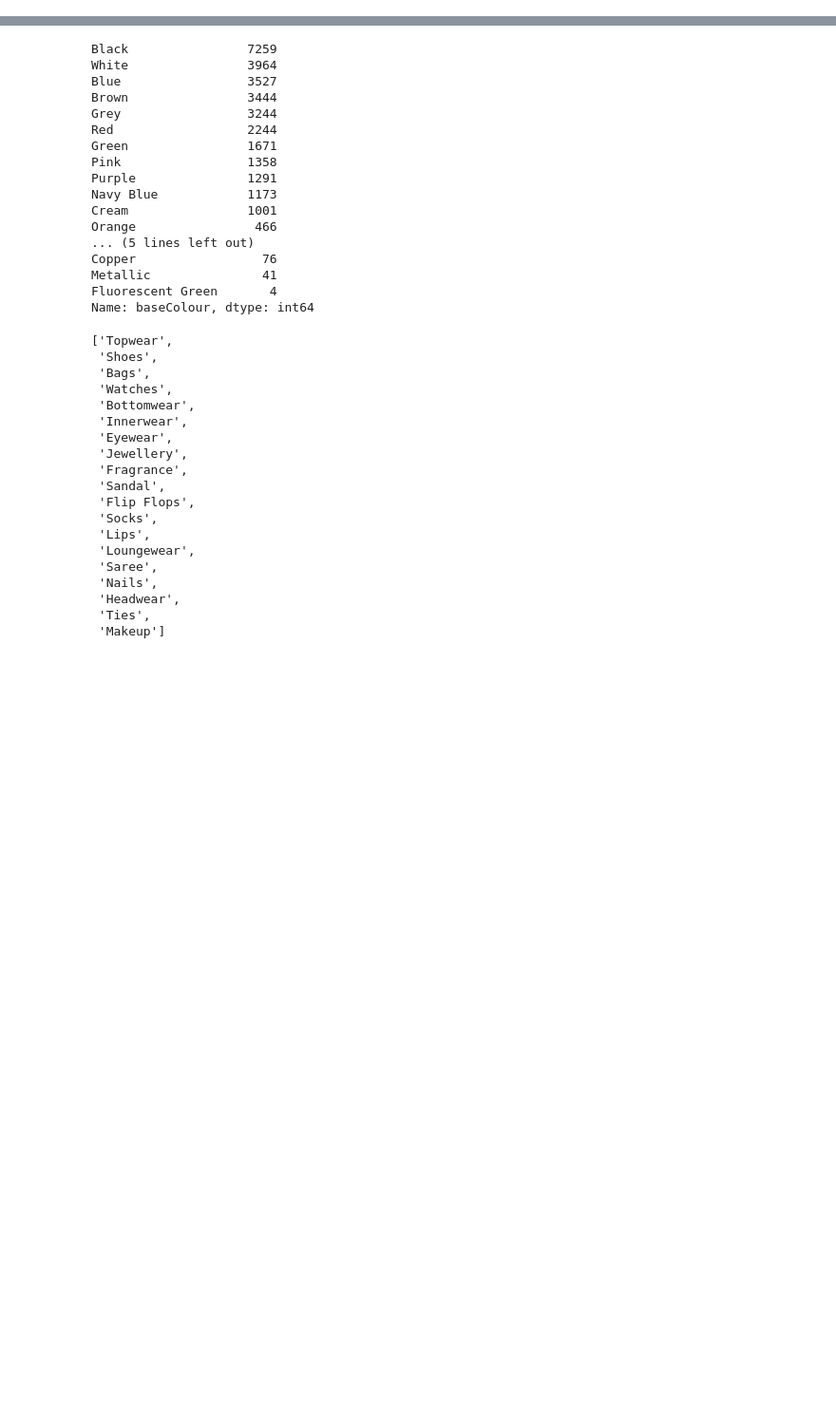
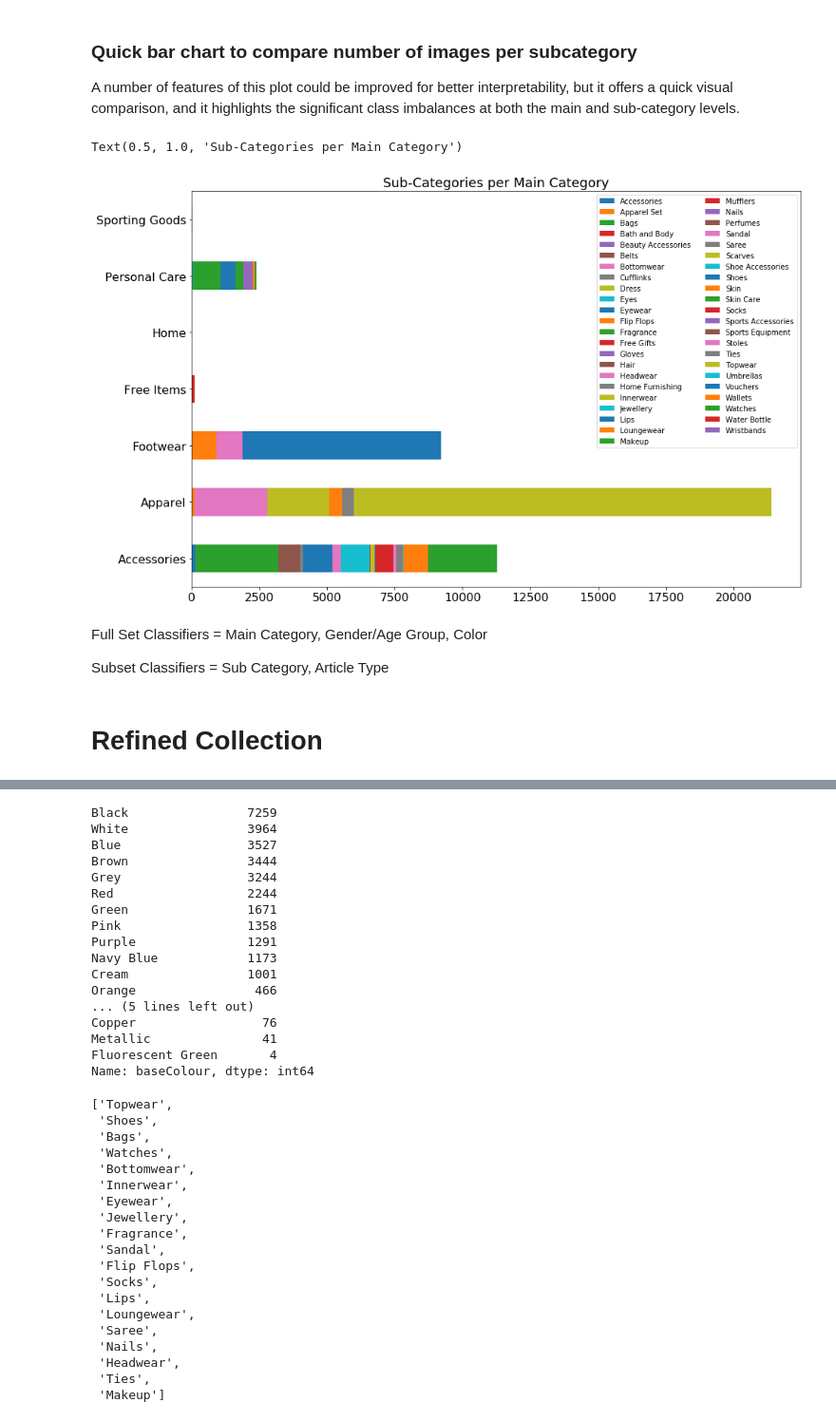
Before and after one commit to kellystroh/Inventory-Image-Classification, a Jupyter notebook: Preprocessing/EDA.ipynb, the cells around one changed output, grey strips where cells are left out. Shown at 95% size. Saved outputs shown, nothing was run; the diff lists cells and outputs as text; code cells hidden in the pictures; blank space fills up the shorter version.

```diff
--- a/Preprocessing/EDA.ipynb
+++ b/Preprocessing/EDA.ipynb
@@ -148,0 +12,2 @@ Name: subCategory, dtype: int64
+# %%
+original_df = pd.read_csv('../data/styles.csv')
@@ -148,0 +171,24 @@ Name: subCategory, dtype: int64
+# %% [markdown]
+### Quick bar chart to compare number of images per subcategory
+
+A number of features of this plot could be improved for better interpretability, but it offers a quick visual comparison, and it highlights the significant class imbalances at both the main and sub-category levels.
+# %%
+original_df.subCategory = original_df.subCategory.str.replace('Loungewear and Nightwear', 'Loungewear')
+original_df2 = original_df[['masterCategory','subCategory', 'id']].groupby(['masterCategory','subCategory']).count().unstack('subCategory').fillna(0)
+original_df3 = original_df2['id']
+original_df4 = original_df3.transpose()
+original_df3.plot(kind='barh', stacked=True,figsize=(15,10))
+plt.ylabel('')
+plt.yticks(fontsize=16)
+plt.xticks(fontsize=16)
+plt.legend(ncol=2)
+plt.title('Sub-Categories per Main Category', fontsize=18)
+# %% [output]
+Text(0.5, 1.0, 'Sub-Categories per Main Category')
+[figure, added]
+# %% [markdown]
+Full Set Classifiers = Main Category, Gender/Age Group, Color
+
+Subset Classifiers = Sub Category, Article Type
+# %% [markdown]
+# Refined Collection
```
Also changed, not shown: parts of 51 cells of this notebook, 5 other files.
